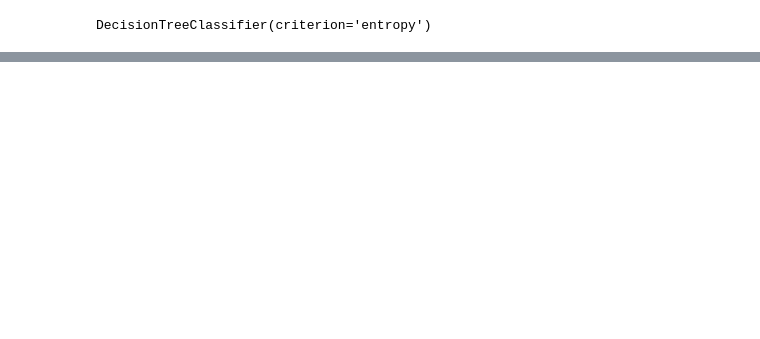
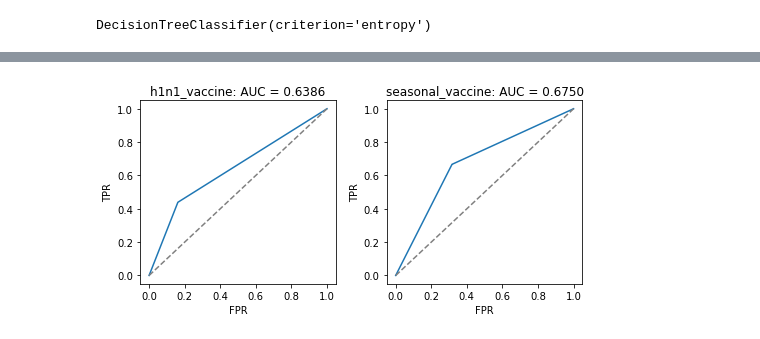
Before and after one commit to AMcqueen1980/H1N1Project, a Jupyter notebook: Adonis/AdonisModels.ipynb, the cells around one changed output, grey strips where cells are left out. Cells and saved outputs as stored; diff of their text form; code cells hidden in the pictures; blank space fills up the shorter version.

```diff
--- a/Adonis/AdonisModels.ipynb
+++ b/Adonis/AdonisModels.ipynb
@@ -592,0 +671,33 @@ y_pred = moc.predict_proba(X_test2)
+# %%
+#using 'entropy'
+
+
+MOC2 = MultiOutputClassifier(estimator=DecisionTreeClassifier(criterion='entropy')).fit(X_train2, y_train)
+
+preds3 = MOC2.predict_proba(X_test2)
+
+y_preds3 = pd.DataFrame(
+    {
+        "h1n1_vaccine": preds3[0][:, 1],
+        "seasonal_vaccine": preds3[1][:, 1],
+    },
+    index = y_test.index
+)
+
+fig, ax = plt.subplots(1, 2, figsize=(7, 3.5))
+
+plot_roc(
+    y_test['h1n1_vaccine'],
+    y_preds3['h1n1_vaccine'],
+    'h1n1_vaccine',
+    ax=ax[0]
+)
+plot_roc(
+    y_test['seasonal_vaccine'],
+    y_preds3['seasonal_vaccine'],
+    'seasonal_vaccine',
+    ax=ax[1]
+)
+fig.tight_layout()
+# %% [output]
+[figure, added]
```
Also changed, not shown: parts of 34 cells of this notebook.
